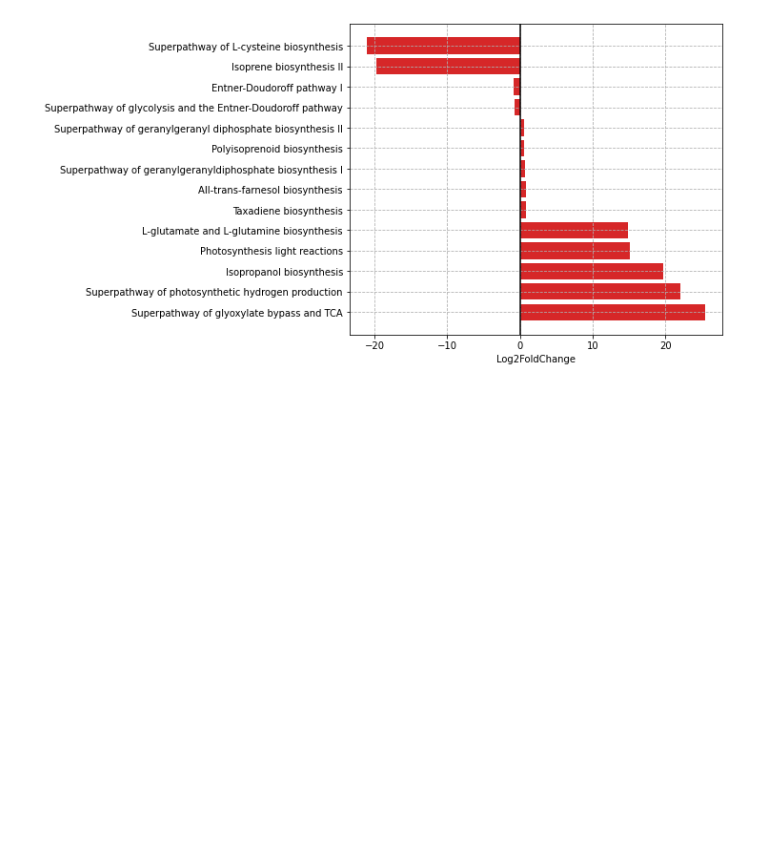
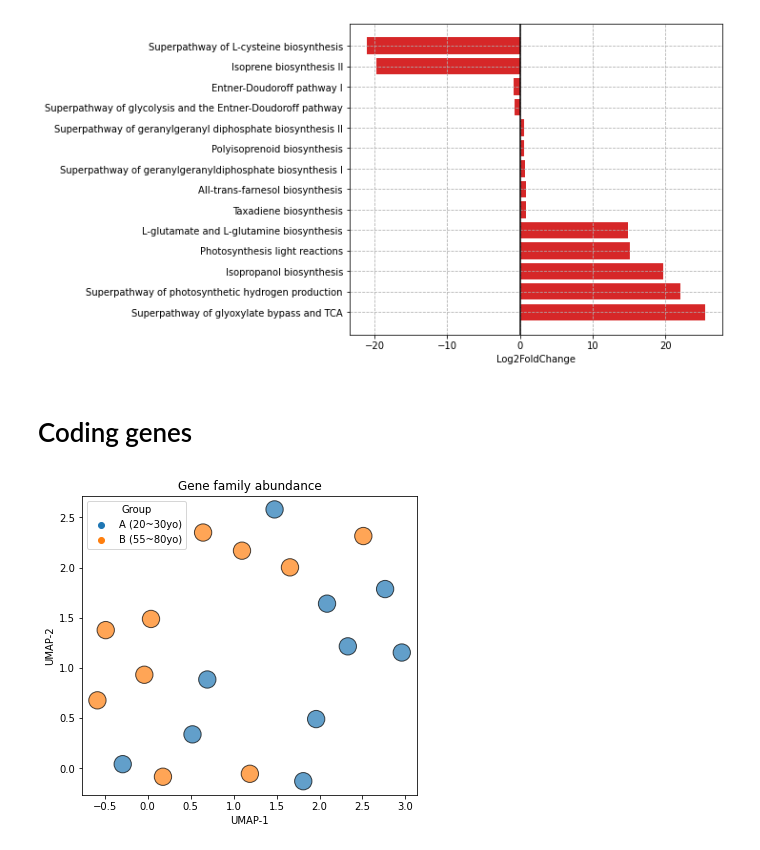
Before and after one commit to SizheQiu/OralMicroIX, a Jupyter notebook: workflow/FunctionalPathway.ipynb, the cells around one changed output. Drawn from its saved outputs; the diff is of its cells as text; code cells hidden in the pictures; blank space fills up the shorter version.

```diff
--- a/workflow/FunctionalPathway.ipynb
+++ b/workflow/FunctionalPathway.ipynb
@@ -127,3 +129,5 @@ ax.set_xlabel('Log2FoldChange')
 # plt.savefig('../../../../Oral_paper/Figures_2025/pathway_lfc.svg',format='svg',dpi=150)
 # %% [output]
 [figure]
+# %% [markdown]
+# Coding genes
@@ -129,0 +156,20 @@ ax.set_xlabel('Log2FoldChange')
+# %%
+gene_abund = pd.read_csv('../data/metagenome/geneabundance.csv')
+gene_abund = gene_abund.set_index(['Gene'])
+gene_abund = gene_abund.drop(['UNMAPPED'],axis=0)
+gene_abund_T = gene_abund.T
+X = gene_abund_T.iloc[:,:].values
+X = StandardScaler().fit_transform(X)
+reducer_gene = umap.UMAP(random_state=42)
+embedding = reducer_gene.fit_transform(X)
+umap_pd = pd.DataFrame(embedding, columns =['UMAP-1','UMAP-2'])
+umap_pd['Group'] = ['A (20~30yo)' for i in range(10)] + ['B (55~80yo)' for i in range(10)]
+# %%
+fig, ax = plt.subplots(1,1,figsize=(6,5.5))
+sns.scatterplot(x='UMAP-1', y='UMAP-2',hue="Group",
+            linewidth=1,data=umap_pd, s=300, alpha=0.7, edgecolor='black', ax=ax)
+ax.set_xlabel('UMAP-1'); ax.set_ylabel('UMAP-2');
+ax.set_title('Gene family abundance',fontsize=12)
+# plt.savefig('../../../../Oral_paper/Figures_2025/umap_gene.svg',format='svg',dpi=150)
+# %% [output]
+[figure, added]
```
Also changed, not shown: parts of 11 cells of this notebook, 3 other files.
